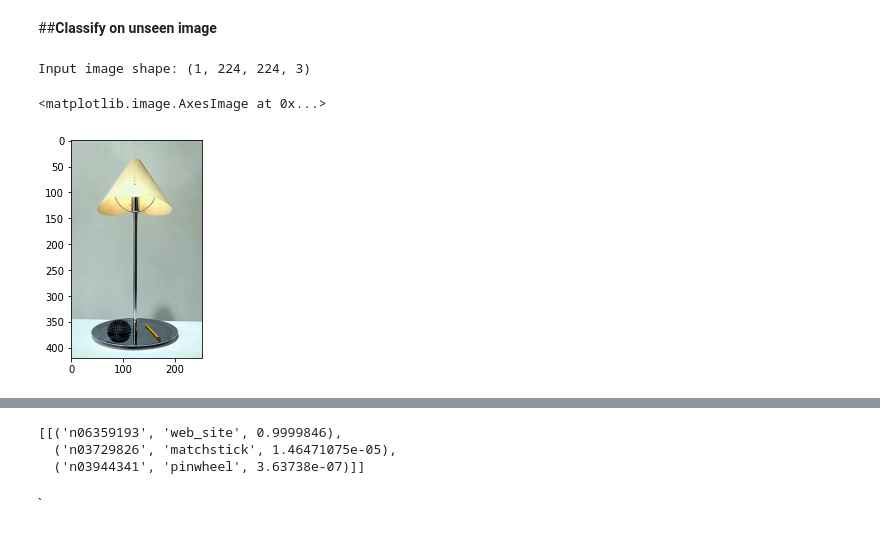
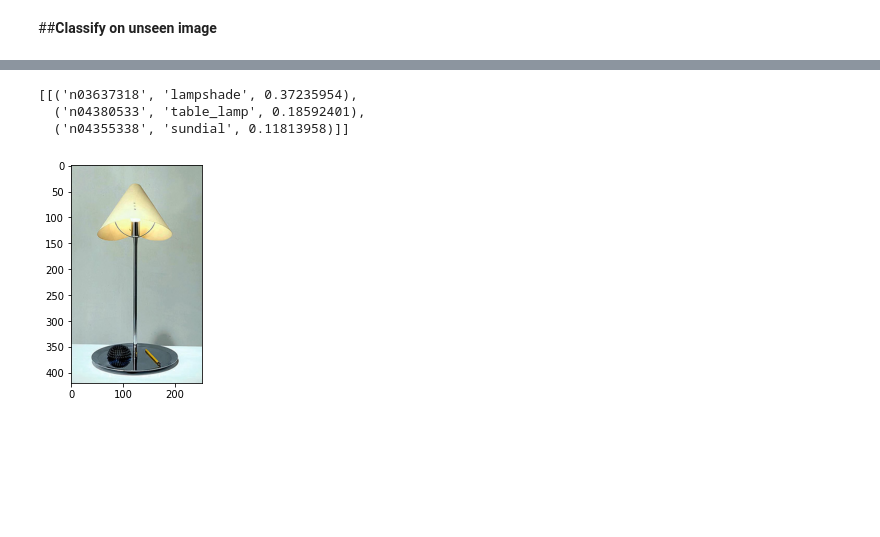
Before and after one commit to dauvannam321/ReadingList, a Jupyter notebook: DenseNet/DenseNet_Implementation.ipynb, the cells around one changed output, grey strips where cells are left out. Cells and saved outputs as stored; diff of their text form; code cells hidden in the pictures; blank space fills up the shorter version.

```diff
--- a/DenseNet/DenseNet_Implementation.ipynb
+++ b/DenseNet/DenseNet_Implementation.ipynb
@@ -45,20 +45,3 @@ url = 'https://github.com/EliSchwartz/imagenet-sample-images/blob/master/n036373
 img_data = requests.get(url).content
 with open('n03637318_lampshade.JPEG', 'wb') as handler:
     handler.write(img_data)
-# %%
-img_path = '/content/n03637318_lampshade.JPEG'
-
-img = cv2.imread(img_path)
-img = cv2.resize(img, (224, 224))
-
-x = np.expand_dims(img, axis=0)
-x = preprocess_input(x)
-
-print('Input image shape:', x.shape)
-
-my_image = imread(img_path)
-imshow(my_image)
-# %% [output]
-Input image shape: (1, 224, 224, 3)
-<matplotlib.image.AxesImage at 0x...>
-[figure, removed]
@@ -65,4 +50,14 @@ Input image shape: (1, 224, 224, 3)
 # %%
+#@title Predict on new image
+img_path = "/content/n03637318_lampshade.JPEG"#@param {type:"string"}
+
+img = cv2.imread(img_path)
+cvt_img = cv2.cvtColor(img, cv2.COLOR_BGR2RGB)
+imshow(cvt_img)
+resize_img = cv2.resize(cvt_img, (224, 224))
+x = np.expand_dims(img, axis=0)
+x = preprocess_input(x)
+
 preds=model.predict(x)
 # print("predicted class: ", preds )    # probabilities for being in each of the 1000 classes
 decode_predictions(preds,top=3)  #  # probabilities for being in top of the 3 classes
@@ -71,5 +66,4 @@ decode_predictions(preds,top=3)  #  # probabilities for being in top of the 3 cl
-[[('n06359193', 'web_site', 0.9999846),
-  ('n03729826', 'matchstick', 1.46471075e-05),
-  ('n03944341', 'pinwheel', 3.63738e-07)]]
+[[('n03637318', 'lampshade', 0.37235954),
+  ('n04380533', 'table_lamp', 0.18592401),
+  ('n04355338', 'sundial', 0.11813958)]]
+[figure, added]
-# %% [markdown]
-`
```
Also changed, not shown: parts of 4 cells of this notebook.
